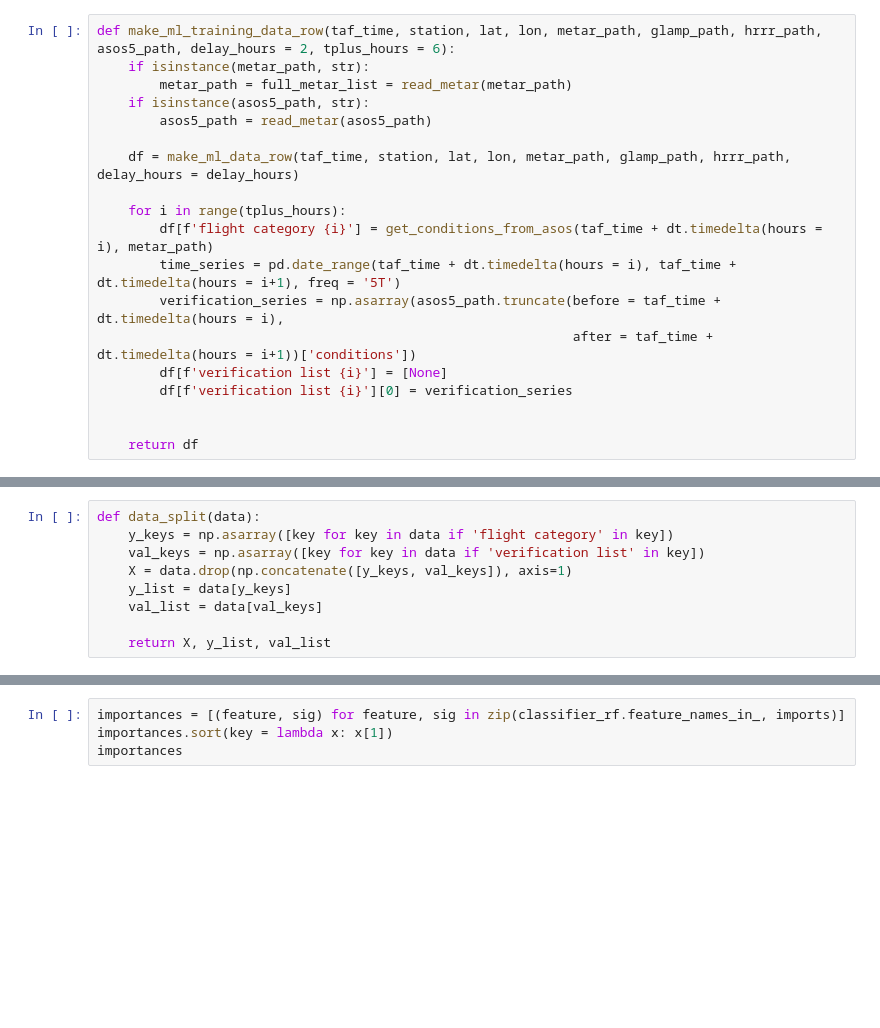
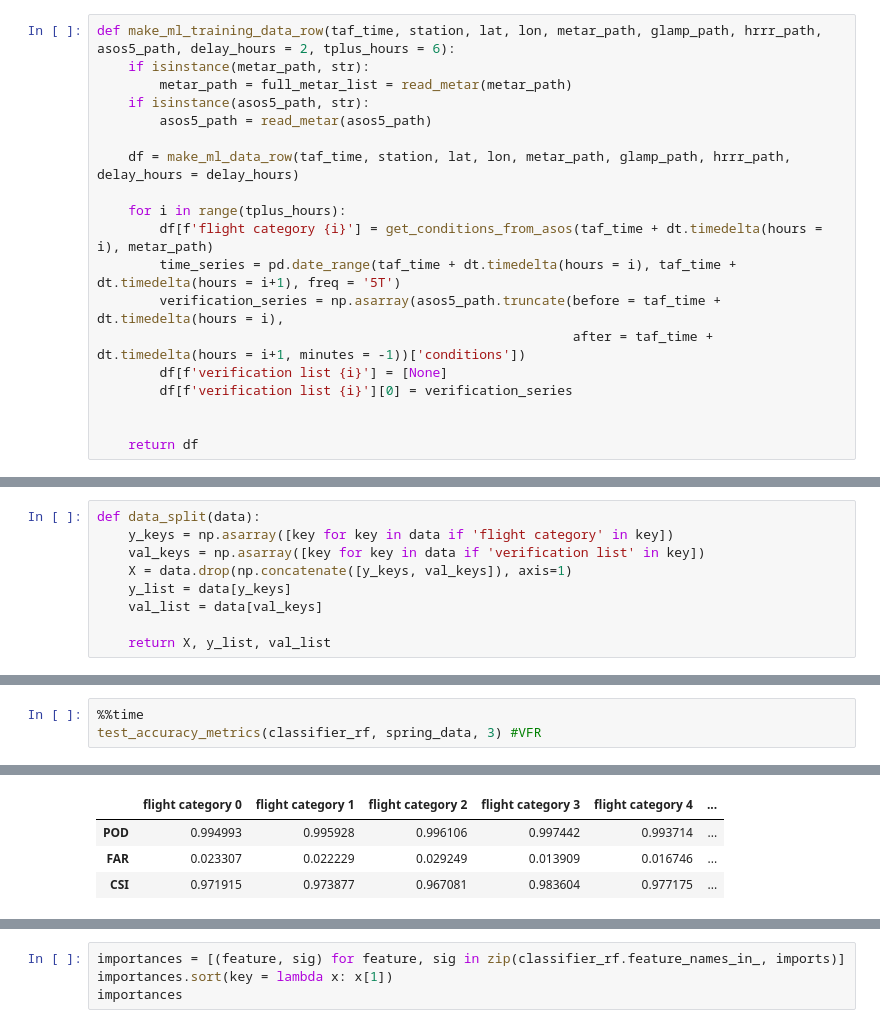
Before and after one commit to bparazin/nwsFlightCategories, a Jupyter notebook: ML prep.ipynb, the cells around one changed output, grey strips where cells are left out. Cells and saved outputs as stored; diff of their text form; blank space fills up the shorter version.

```diff
--- a/ML prep.ipynb
+++ b/ML prep.ipynb
@@ -60,7 +60,7 @@ def make_ml_training_data_row(taf_time, station, lat, lon, metar_path, glamp_pat
         df[f'flight category {i}'] = get_conditions_from_asos(taf_time + dt.timedelta(hours = i), metar_path)
         time_series = pd.date_range(taf_time + dt.timedelta(hours = i), taf_time + dt.timedelta(hours = i+1), freq = '5T')
         verification_series = np.asarray(asos5_path.truncate(before = taf_time + dt.timedelta(hours = i),
-                                                             after = taf_time + dt.timedelta(hours = i+1))['conditions'])
+                                                             after = taf_time + dt.timedelta(hours = i+1, minutes = -1))['conditions'])
         df[f'verification list {i}'] = [None]
         df[f'verification list {i}'][0] = verification_series
 
@@ -224,0 +220,4 @@ test_accuracy_metrics(classifier_rf, data, 3) #VFR
+# %%
+%%time
+test_accuracy_metrics(classifier_rf, spring_data, 3) #VFR
+# %% [output]
@@ -225,2 +226,6 @@ test_accuracy_metrics(classifier_rf, data, 3) #VFR
+|  | flight category 0 | flight category 1 | flight category 2 | flight category 3 | flight category 4 | ... |
+| POD | 0.994993 | 0.995928 | 0.996106 | 0.997442 | 0.993714 | ... |
+| FAR | 0.023307 | 0.022229 | 0.029249 | 0.013909 | 0.016746 | ... |
+| CSI | 0.971915 | 0.973877 | 0.967081 | 0.983604 | 0.977175 | ... |
 # %%
 %%time
```
Also changed, not shown: parts of 31 cells of this notebook.
